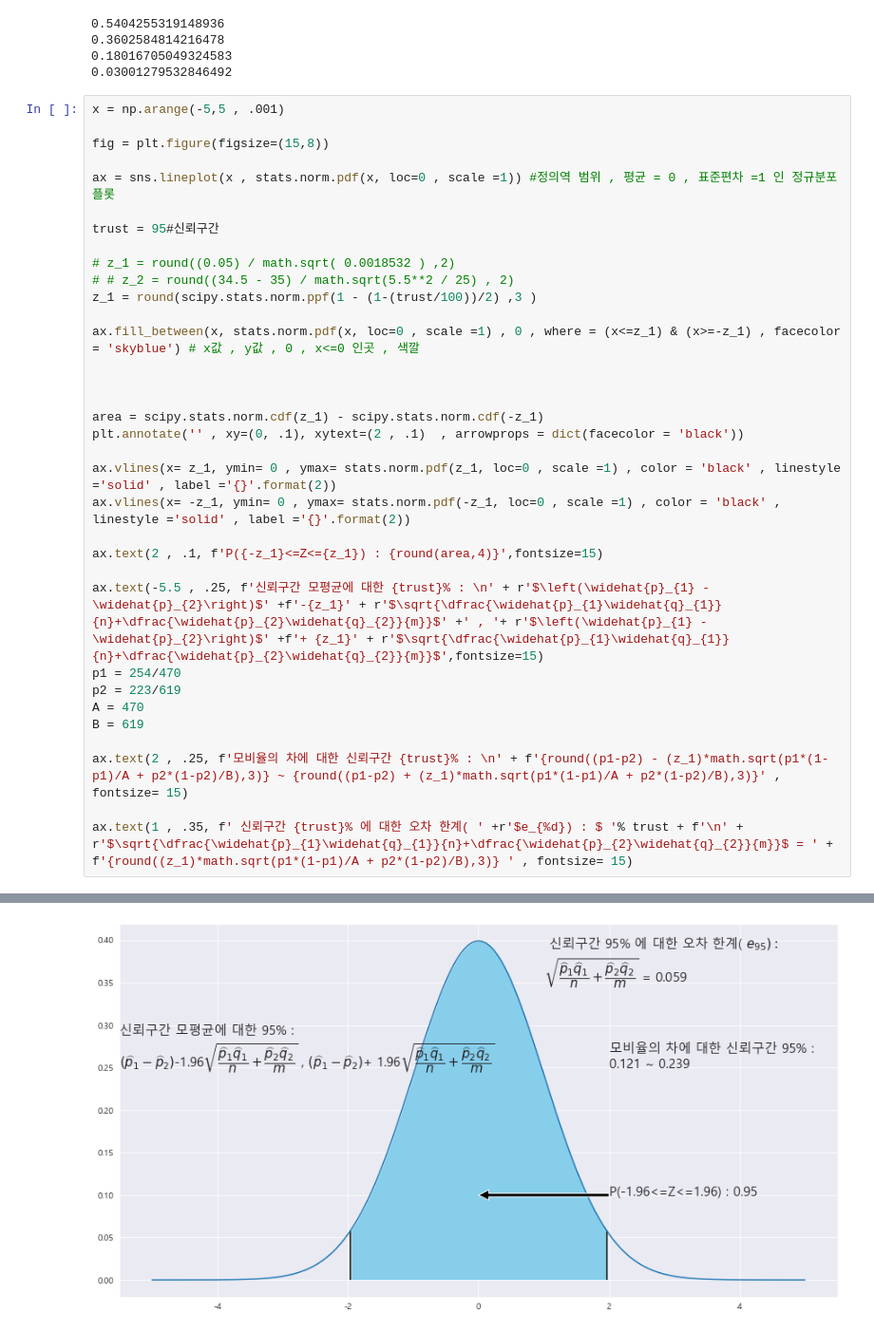
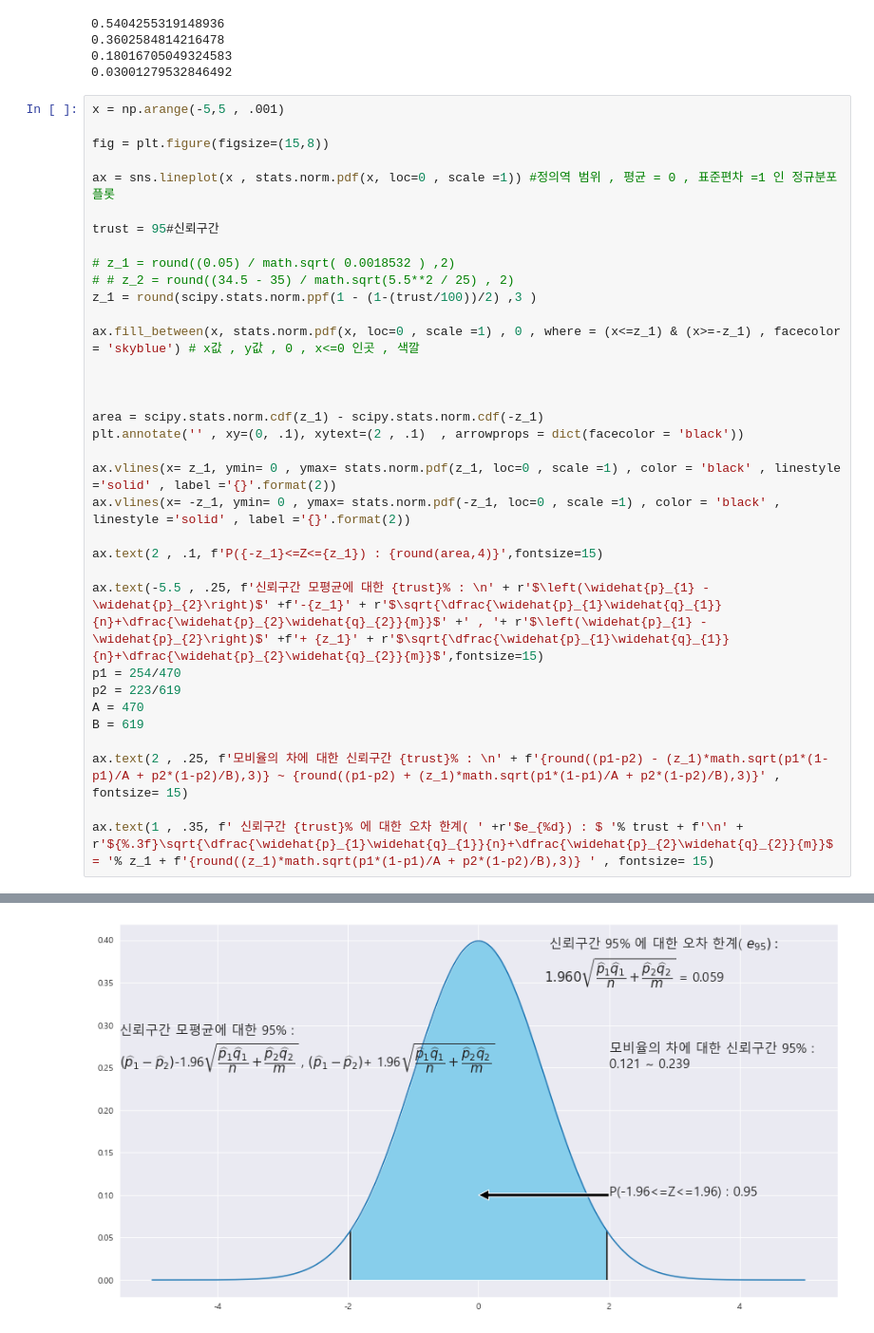
Before and after one commit to andypsh/BIGDATA2022, a Jupyter notebook: 기초통계/Chapter08/모비율 차의 구간추정.ipynb, the cells around one changed output, grey strips where cells are left out. Shown at 95% size. Saved outputs shown, nothing was run; the diff lists cells and outputs as text.

```diff
--- a/기초통계/Chapter08/모비율 차의 구간추정.ipynb
+++ b/기초통계/Chapter08/모비율 차의 구간추정.ipynb
@@ -382,5 +382,5 @@ B = 619
 
 ax.text(2 , .25, f'모비율의 차에 대한 신뢰구간 {trust}% : \n' + f'{round((p1-p2) - (z_1)*math.sqrt(p1*(1-p1)/A + p2*(1-p2)/B),3)} ~ {round((p1-p2) + (z_1)*math.sqrt(p1*(1-p1)/A + p2*(1-p2)/B),3)}' , fontsize= 15)
 
-ax.text(1 , .35, f' 신뢰구간 {trust}% 에 대한 오차 한계( ' +r'$e_{%d}) : $ '% trust + f'\n' + r'$\sqrt{\dfrac{\widehat{p}_{1}\widehat{q}_{1}}{n}+\dfrac{\widehat{p}_{2}\widehat{q}_{2}}{m}}$ = ' + f'{round((z_1)*math.sqrt(p1*(1-p1)/A + p2*(1-p2)/B),3)} ' , fontsize= 15)
+ax.text(1 , .35, f' 신뢰구간 {trust}% 에 대한 오차 한계( ' +r'$e_{%d}) : $ '% trust + f'\n' + r'${%.3f}\sqrt{\dfrac{\widehat{p}_{1}\widehat{q}_{1}}{n}+\dfrac{\widehat{p}_{2}\widehat{q}_{2}}{m}}$ = '% z_1 + f'{round((z_1)*math.sqrt(p1*(1-p1)/A + p2*(1-p2)/B),3)} ' , fontsize= 15)
 # %% [output]
@@ -388,4 +388,4 @@ Text(1, 0.35, ' 신뢰구간 95% 에 대한 오차 한계( $e_{95}) : $ \n$\\sqr
-[figure, old version]
+[figure, new version]
 # %%
 x = np.arange(-5,5 , .001)
 
```
Also changed, not shown: parts of 2 cells of this notebook, 4 other files.
